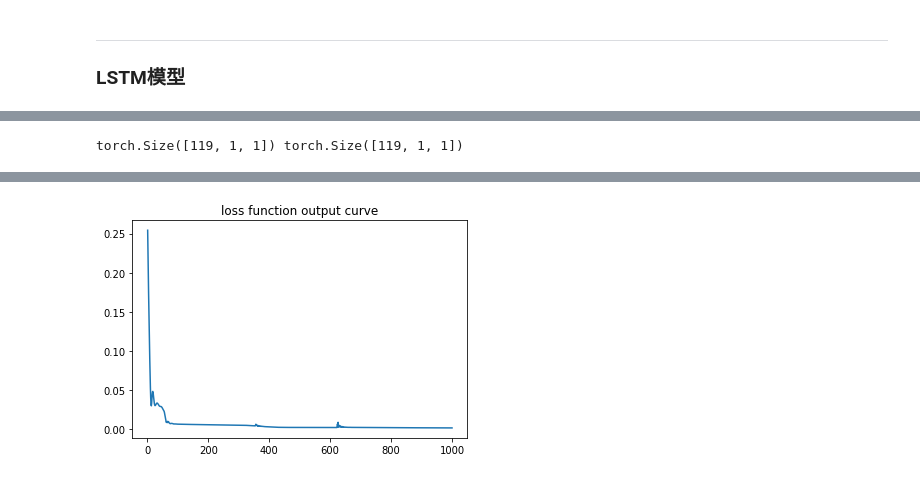
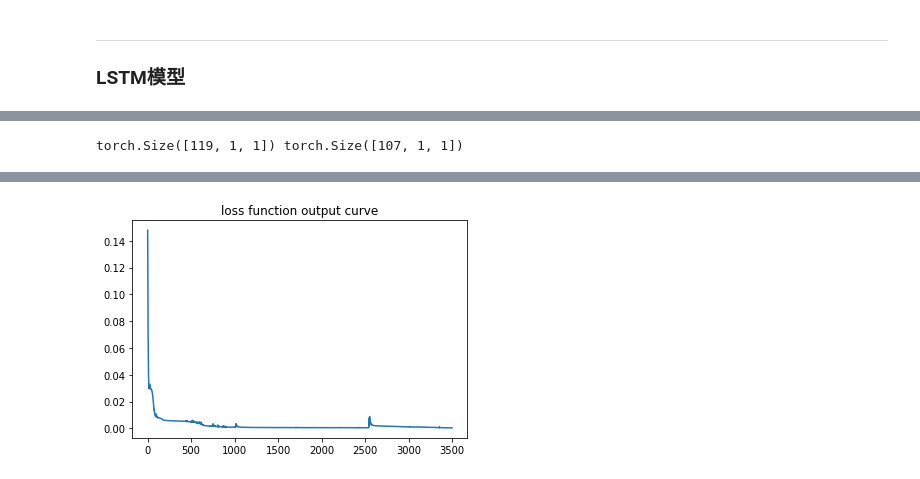
Before and after one commit to Elin24/learning_pyTorch_with_SherlockLiao, a Jupyter notebook: Chapter_5/sequencePrediction/lstm.ipynb, the cells around one changed output, grey strips where cells are left out. Drawn from its saved outputs; the diff is of its cells as text; code cells hidden in the pictures.

```diff
--- a/Chapter_5/sequencePrediction/lstm.ipynb
+++ b/Chapter_5/sequencePrediction/lstm.ipynb
@@ -28,11 +33,14 @@ class lstmModel(nn.Module) :
     def __init__(self, in_dim, hidden_dim, out_dim, layer_num) :
         super().__init__()
         self.lstmLayer = nn.LSTM(in_dim, hidden_dim, layer_num)
+        self.relu = nn.ReLU()
         self.fcLayer = nn.Linear(hidden_dim, out_dim)
         self.weightInit(np.sqrt(1.0 / hidden_dim))
 
     def forward(self, x) :
         out, _ = self.lstmLayer(x)
+        out = self.relu(out)
+        out = out[12:]
         out = self.fcLayer(out)
         return out
 
@@ -54,15 +62,15 @@ optimizer = optim.Adam(lstm.parameters(), lr = 1e-2)
 
 train = train.reshape(-1, 1, 1)
 x = torch.from_numpy(train[:-1])
-y = torch.from_numpy(train[1:])
+y = torch.from_numpy(train[1:])[12:]
 print(x.shape, y.shape)
 # %% [output]
-torch.Size([119, 1, 1]) torch.Size([119, 1, 1])
+torch.Size([119, 1, 1]) torch.Size([107, 1, 1])
 # %%
 %%time
 # 训练模型
 
-frq, sec = 1000, 100
+frq, sec = 3500, 350
 loss_set = []
 
 for e in range(1, frq + 1) :
@@ -78,8 +86,8 @@ for e in range(1, frq + 1) :
     #print training information
     print_loss = loss.data[0]
     loss_set.append((e, print_loss))
-    if(e + 1) % sec == 0 :
-        print('Epoch[{}/{}], Loss: {:.5f}'.format(e // sec, sec, print_loss))
+    if e % sec == 0 :
+        print('Epoch[{}/{}], Loss: {:.5f}'.format(e, frq, print_loss))
 
 # 作出损失函数变化图像
 pltX = np.array([loss[0] for loss in loss_set])
@@ -101 +109 @@ Epoch[9/100], Loss: 0.00150
-[figure, old version]
+[figure, new version]
```
Also changed, not shown: parts of 4 cells of this notebook, 4 other files.
